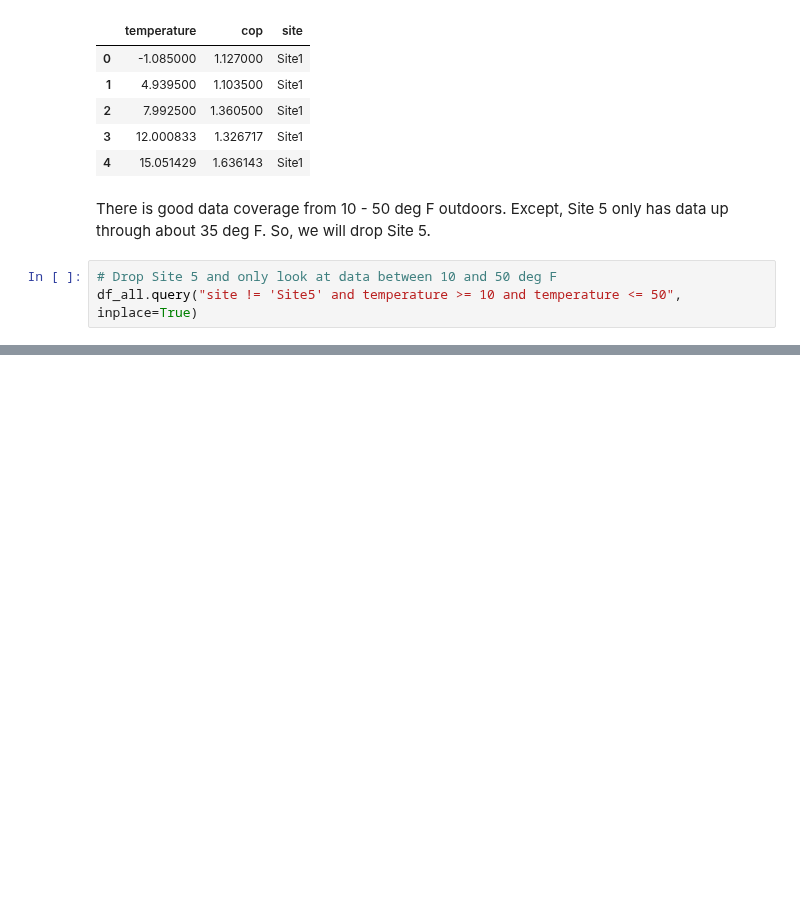
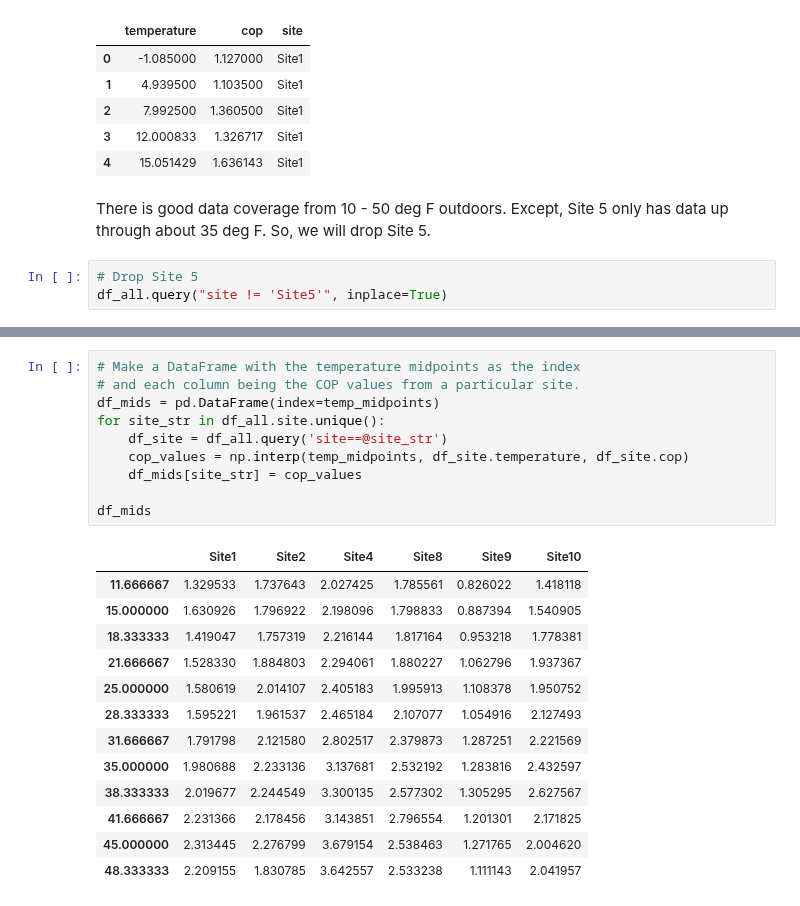
Before and after one commit to alanmitchell/heat-pump-study, a Jupyter notebook: field_studies/ba_2015/ba_2015_analysis.ipynb, the cells around one changed output, grey strips where cells are left out. Cells and saved outputs as stored; diff of their text form; blank space fills up the shorter version.

```diff
--- a/field_studies/ba_2015/ba_2015_analysis.ipynb
+++ b/field_studies/ba_2015/ba_2015_analysis.ipynb
@@ -77,5 +77,5 @@ df_all.head()
 # %% [markdown]
 There is good data coverage from 10 - 50 deg F outdoors.  Except, Site 5 only has data up through about 35 deg F.  So, we will drop Site 5.
 # %%
-# Drop Site 5 and only look at data between 10 and 50 deg F
-df_all.query("site != 'Site5' and temperature >= 10 and temperature <= 50", inplace=True)
+# Drop Site 5
+df_all.query("site != 'Site5'", inplace=True)
@@ -81,0 +112,24 @@ df_all.query("site != 'Site5' and temperature >= 10 and temperature <= 50", inpl
+# %%
+# Make a DataFrame with the temperature midpoints as the index
+# and each column being the COP values from a particular site.
+df_mids = pd.DataFrame(index=temp_midpoints)
+for site_str in df_all.site.unique():
+    df_site = df_all.query('site==@site_str')
+    cop_values = np.interp(temp_midpoints, df_site.temperature, df_site.cop)
+    df_mids[site_str] = cop_values
+
+df_mids
+# %% [output]
+|  | Site1 | Site2 | Site4 | Site8 | Site9 | Site10 |
+| 11.666667 | 1.329533 | 1.737643 | 2.027425 | 1.785561 | 0.826022 | 1.418118 |
+| 15.000000 | 1.630926 | 1.796922 | 2.198096 | 1.798833 | 0.887394 | 1.540905 |
+| 18.333333 | 1.419047 | 1.757319 | 2.216144 | 1.817164 | 0.953218 | 1.778381 |
+| 21.666667 | 1.528330 | 1.884803 | 2.294061 | 1.880227 | 1.062796 | 1.937367 |
+| 25.000000 | 1.580619 | 2.014107 | 2.405183 | 1.995913 | 1.108378 | 1.950752 |
+| 28.333333 | 1.595221 | 1.961537 | 2.465184 | 2.107077 | 1.054916 | 2.127493 |
+| 31.666667 | 1.791798 | 2.121580 | 2.802517 | 2.379873 | 1.287251 | 2.221569 |
+| 35.000000 | 1.980688 | 2.233136 | 3.137681 | 2.532192 | 1.283816 | 2.432597 |
+| 38.333333 | 2.019677 | 2.244549 | 3.300135 | 2.577302 | 1.305295 | 2.627567 |
+| 41.666667 | 2.231366 | 2.178456 | 3.143851 | 2.796554 | 1.201301 | 2.171825 |
+| 45.000000 | 2.313445 | 2.276799 | 3.679154 | 2.538463 | 1.271765 | 2.004620 |
+| 48.333333 | 2.209155 | 1.830785 | 3.642557 | 2.533238 | 1.111143 | 2.041957 |
```
Also changed, not shown: parts of 10 cells of this notebook, 3 other files.
